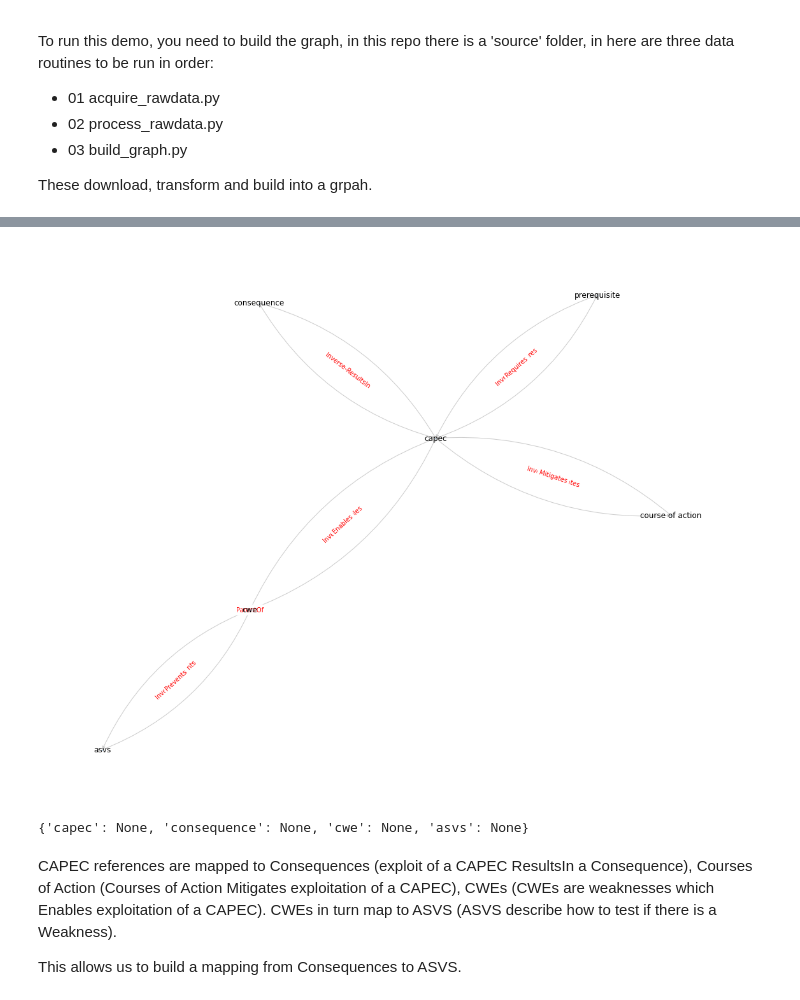
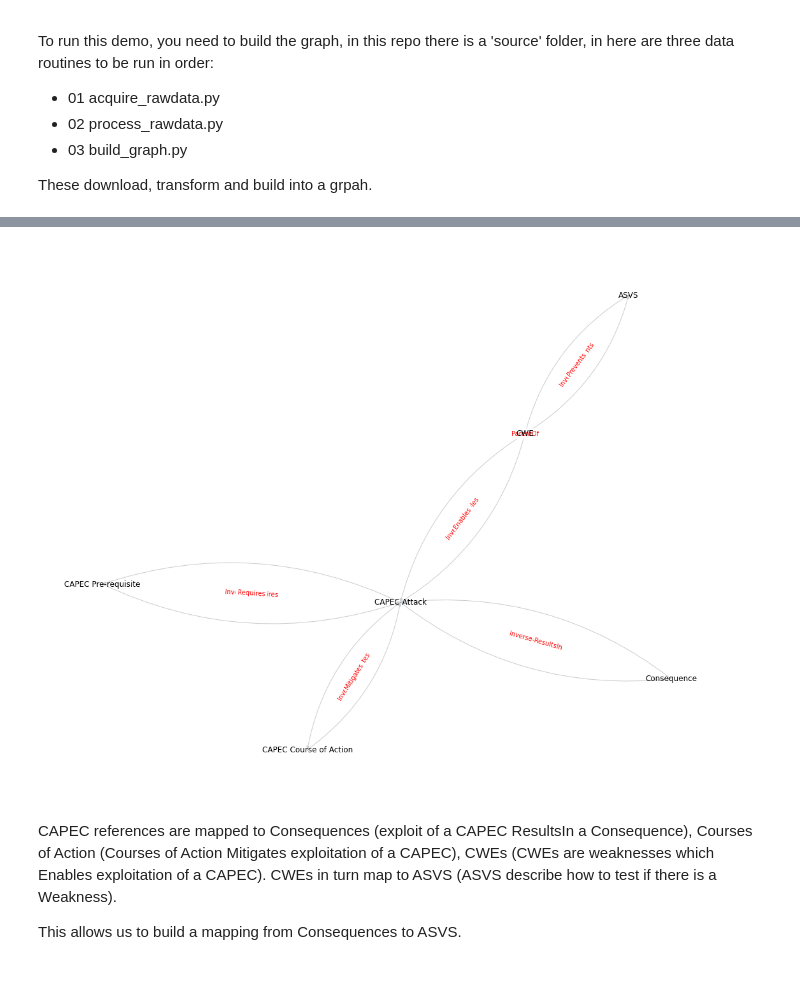
Before and after one commit to joocer/mitre-tools, a Jupyter notebook: Threat Model Demo.ipynb, the cells around one changed output, grey strips where cells are left out. Drawn from its saved outputs; the diff is of its cells as text; code cells hidden in the pictures.

```diff
--- a/Threat Model Demo.ipynb
+++ b/Threat Model Demo.ipynb
@@ -32,13 +32,11 @@ edges: 9896
 # %%
-# simplify and draw the node and edge types
-s = mt.simplify_graph(graph)
-mt.show_graph(s)
+# condense and draw the node and edge types
+condensate = mt.remove_orphans(graph)
+condensate = mt.condense_graph(condensate)
+
+mt.show_graph(condensate)
 # %% [output]
-[figure, old version]
+[figure, new version]
-# %%
-mt.list_nodes(graph, ['consequence', 'asvs', 'cwe', 'capec'], ['kind'])
-# %% [output]
-{'capec': None, 'consequence': None, 'cwe': None, 'asvs': None}
 # %% [markdown]
 CAPEC references are mapped to Consequences (exploit of a CAPEC ResultsIn a Consequence), Courses of Action (Courses of Action Mitigates exploitation of a CAPEC), CWEs (CWEs are weaknesses which Enables exploitation of a CAPEC). CWEs in turn map to ASVS (ASVS describe how to test if there is a Weakness).
 
```
Also changed, not shown: parts of 10 cells of this notebook, 3 other files.
